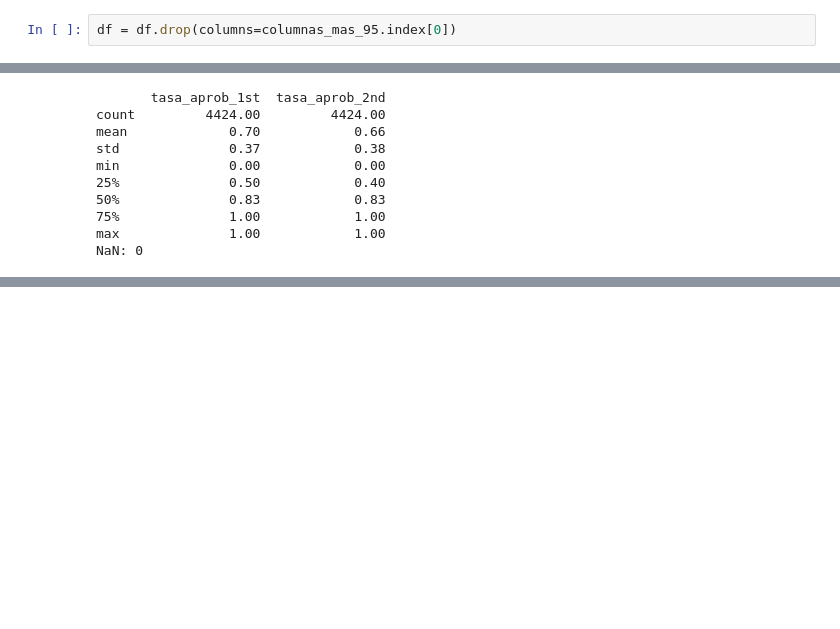
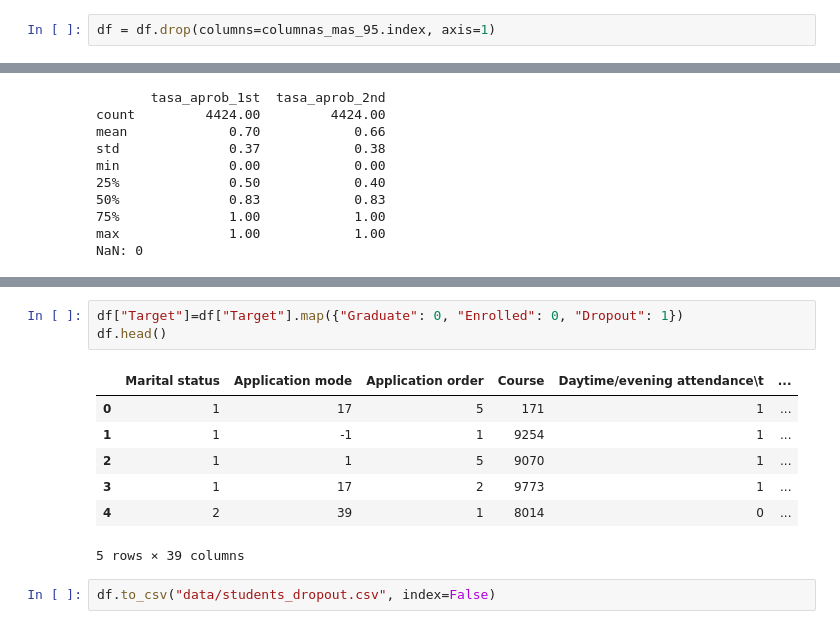
Before and after one commit to Marcocruz88/Proyecto_Despligues_MIAD, a Jupyter notebook: Limpieza de datos.ipynb, the cells around one changed output, grey strips where cells are left out. Saved outputs shown, nothing was run; the diff lists cells and outputs as text; blank space fills up the shorter version.

```diff
--- a/Limpieza de datos.ipynb
+++ b/Limpieza de datos.ipynb
@@ -182,6 +181,6 @@ International                0.975136
 dtype: float64
 # %%
-df = df.drop(columns=columnas_mas_95.index[0])
+df = df.drop(columns=columnas_mas_95.index, axis=1)
 # %%
 filas = []
 for c in num_cols:
@@ -266,0 +266,13 @@ df.head(10)
+# %%
+df["Target"]=df["Target"].map({"Graduate": 0, "Enrolled": 0, "Dropout": 1})
+df.head()
+# %% [output]
+|  | Marital status | Application mode | Application order | Course | Daytime/evening attendance\t | ... |
+| 0 | 1 | 17 | 5 | 171 | 1 | ... |
+| 1 | 1 | -1 | 1 | 9254 | 1 | ... |
+| 2 | 1 | 1 | 5 | 9070 | 1 | ... |
+| 3 | 1 | 17 | 2 | 9773 | 1 | ... |
+| 4 | 2 | 39 | 1 | 8014 | 0 | ... |
+5 rows × 39 columns
+# %%
+df.to_csv("data/students_dropout.csv", index=False)
```
Also changed, not shown: parts of 8 cells of this notebook.
